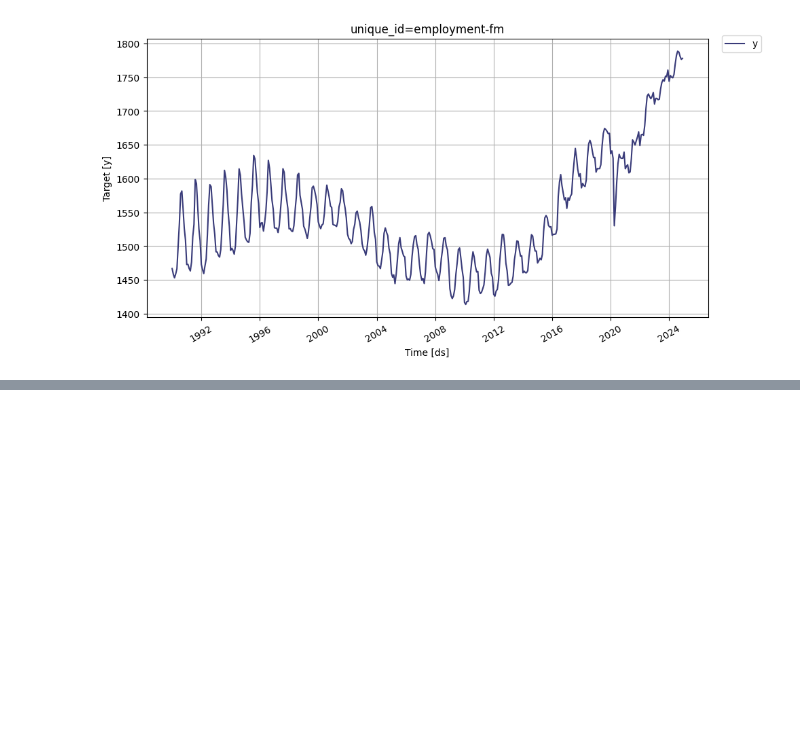
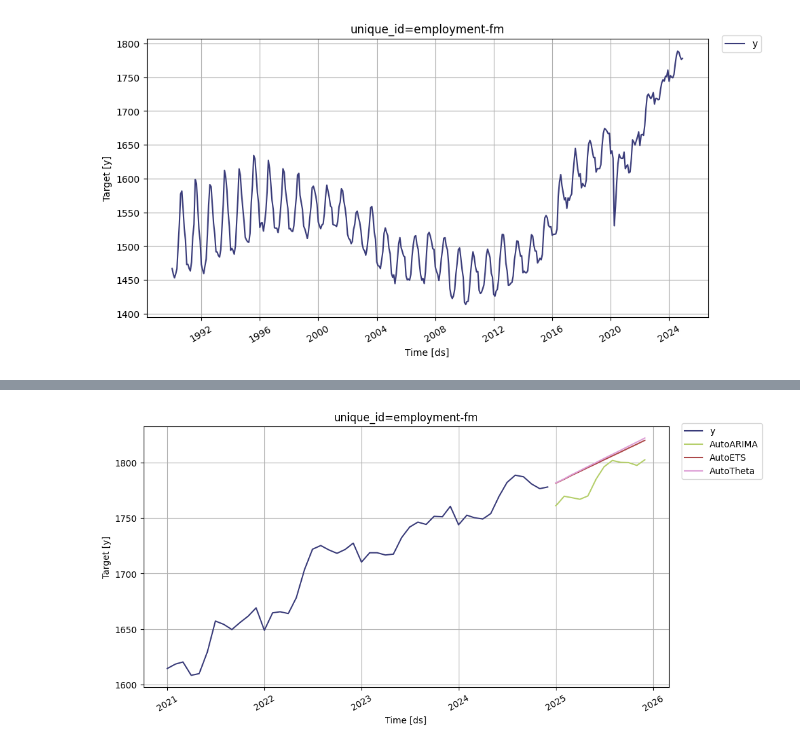
Before and after one commit to Nye1nChanSoe/time-series-analysis, a Jupyter notebook: food-manufacturing/classwork.ipynb, the cells around one changed output, grey strips where cells are left out. Saved outputs shown, nothing was run; the diff lists cells and outputs as text; code cells hidden in the pictures; blank space fills up the shorter version.

```diff
--- a/food-manufacturing/classwork.ipynb
+++ b/food-manufacturing/classwork.ipynb
@@ -302,0 +122,7 @@ StatsForecast.plot(
+# %%
+f = sf.plot(df, forecast_df, models=['AutoARIMA', 'AutoETS', 'AutoTheta'])
+f.set_figwidth(9)
+f.set_figheight(5)
+f
+# %% [output]
+[figure, added]
```
Also changed, not shown: parts of 44 cells of this notebook, 1 other file.
